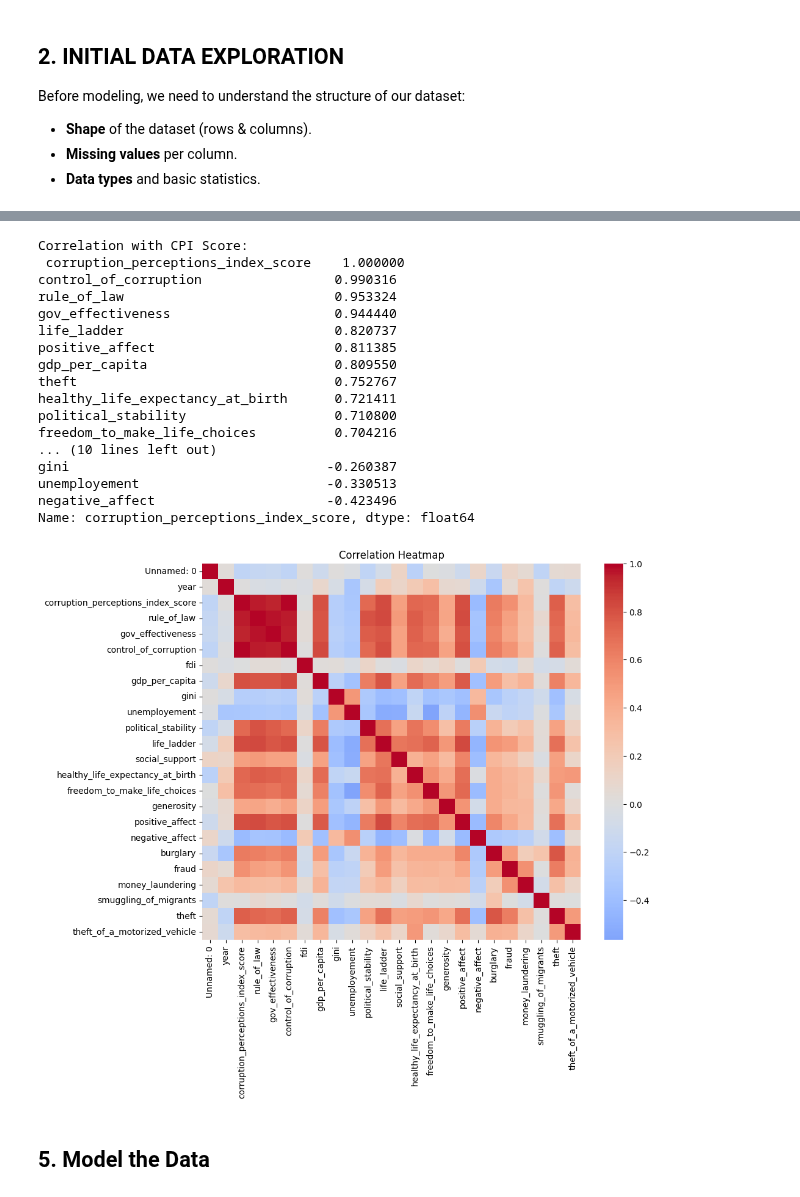
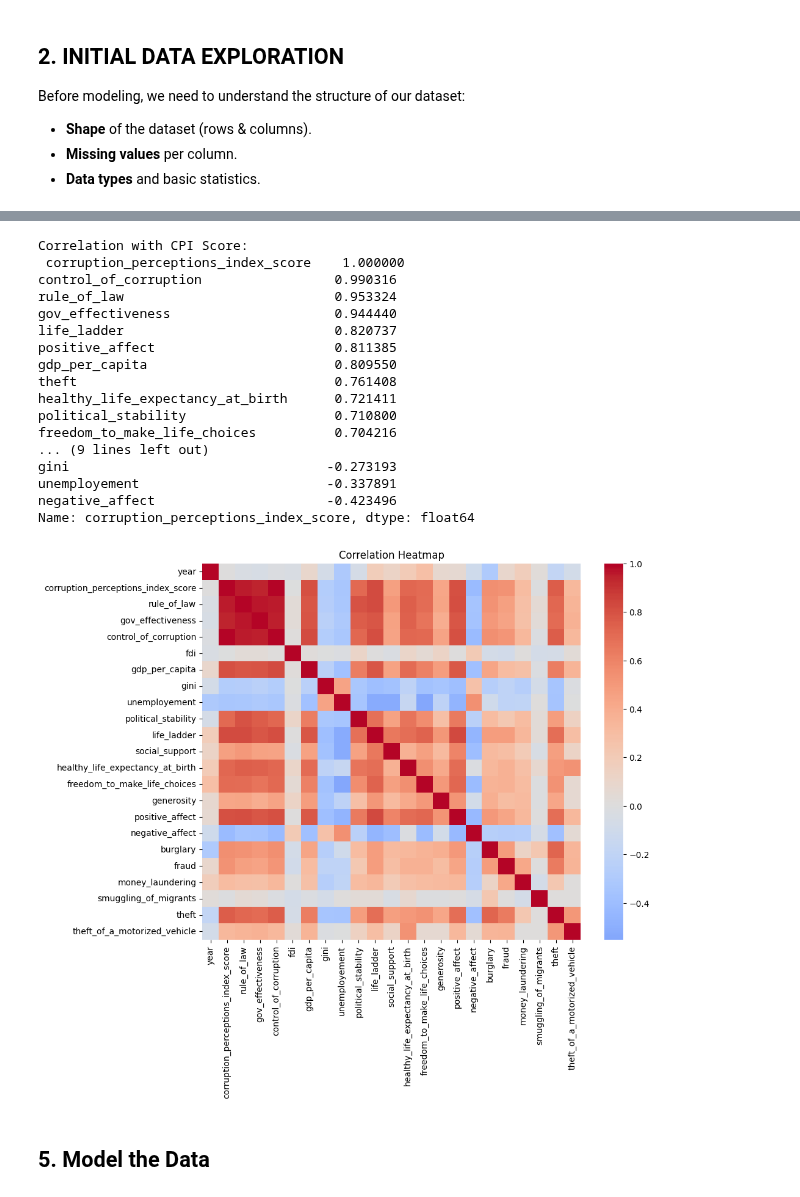
Before and after one commit to gonlyplease/corruption_analysis_europe, a Jupyter notebook: notebooks/corruption_analyses.ipynb, the cells around one changed output, grey strips where cells are left out. Cells and saved outputs as stored; diff of their text form; code cells hidden in the pictures.

```diff
--- a/notebooks/corruption_analyses.ipynb
+++ b/notebooks/corruption_analyses.ipynb
@@ -988,7 +1126,7 @@ merged_df.to_csv('../data/processed/corruption_dataset.csv')
 # %% [markdown]
 ### 3.3 Load combined Dataset and handle missing values
 # %%
-corruption_dataset = pd.read_csv('../data/processed/corruption_dataset.csv')
+corruption_dataset = pd.read_csv('../data/processed/corruption_dataset.csv', index_col=0)
 # %%
 
 # Missing Values Per Feature
@@ -1129,35 +1253,35 @@ plt.show()
 # %%
 # In[4]:
 # Correlation matrix
-corr_matrix = df.corr(numeric_only=True)
+corr_matrix = corruption_dataset.corr(numeric_only=True)
 # Sort correlation of each feature with the target
 target_corr = corr_matrix['corruption_perceptions_index_score'].sort_values(ascending=False)
 print("Correlation with CPI Score:\n", target_corr)
 
 # Let's visualize the full correlation heatmap
 plt.figure(figsize=(10, 8))
 sns.heatmap(corr_matrix, annot=False, cmap='coolwarm', center=0)
 plt.title("Correlation Heatmap")
 plt.show()
 # %% [output]
 Correlation with CPI Score:
  corruption_perceptions_index_score    1.000000
 control_of_corruption                 0.990316
 rule_of_law                           0.953324
 gov_effectiveness                     0.944440
 life_ladder                           0.820737
 positive_affect                       0.811385
 gdp_per_capita                        0.809550
-theft                                 0.752767
+theft                                 0.761408
 healthy_life_expectancy_at_birth      0.721411
 political_stability                   0.710800
 freedom_to_make_life_choices          0.704216
-... (10 lines left out)
-gini                                 -0.260387
-unemployement                        -0.330513
+... (9 lines left out)
+gini                                 -0.273193
+unemployement                        -0.337891
 negative_affect                      -0.423496
 Name: corruption_perceptions_index_score, dtype: float64
-[figure, old version]
+[figure, new version]
 # %% [markdown]
 ## 5. Model the Data
 # %% [markdown]
```
Also changed, not shown: parts of 33 cells of this notebook, 4 other files.
